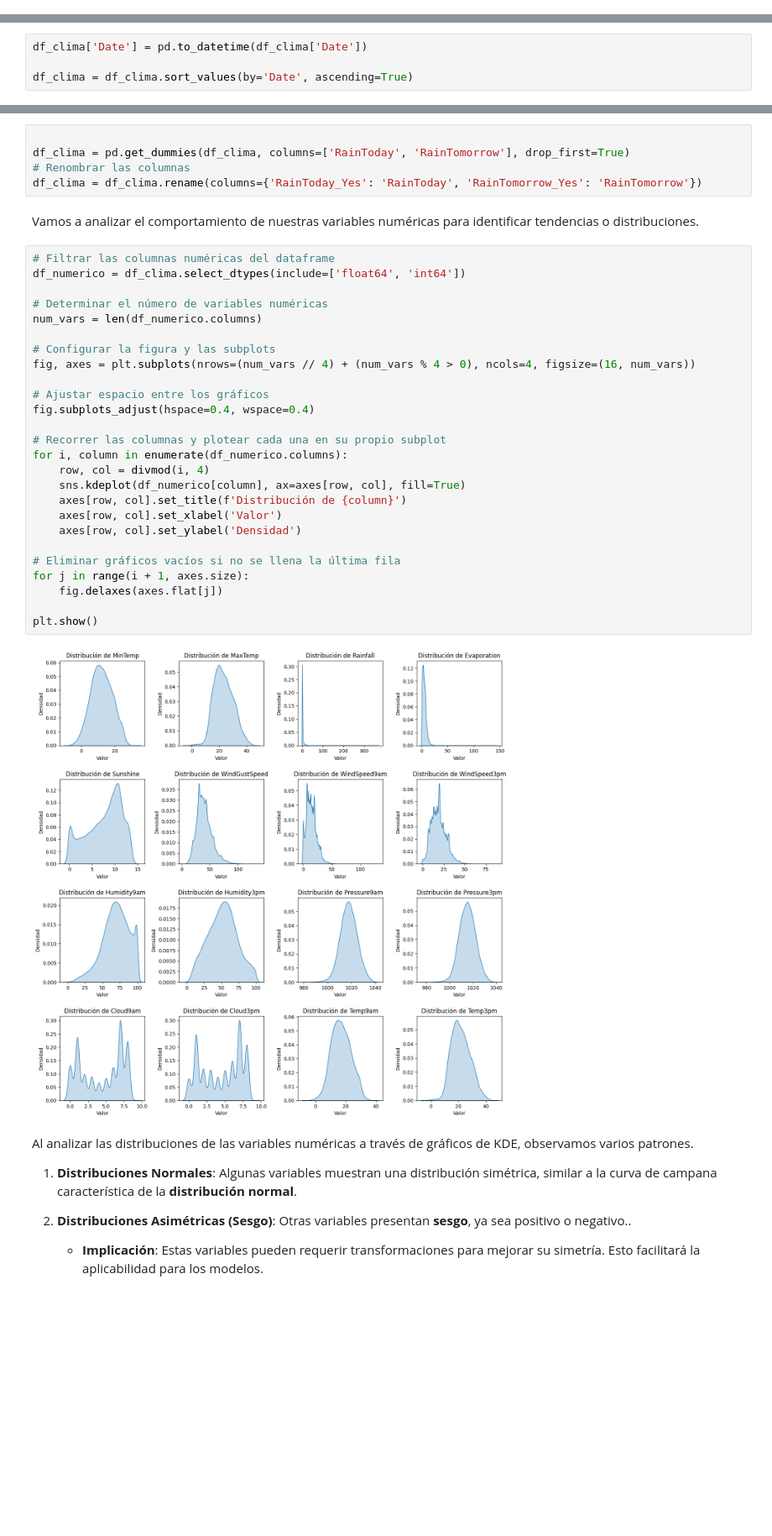
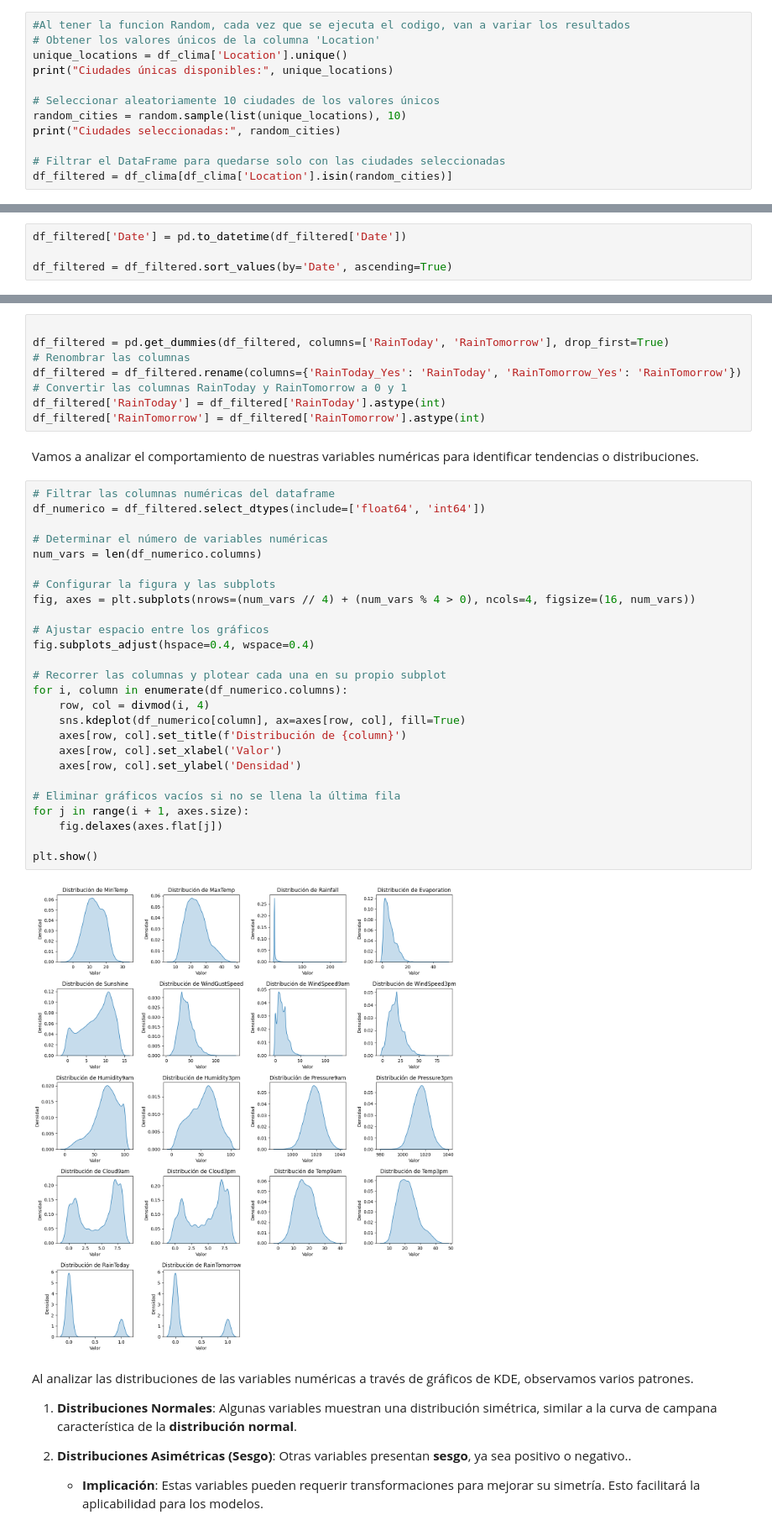
Before and after one commit to FrancoCalcia/AA1-TUIA-Calcia-Avecilla-TP2, a Jupyter notebook: TP-clasificacion-AA1.ipynb, the cells around one changed output, grey strips where cells are left out. Shown at 84% size. Cells and saved outputs as stored; diff of their text form; blank space fills up the shorter version.

```diff
--- a/TP-clasificacion-AA1.ipynb
+++ b/TP-clasificacion-AA1.ipynb
@@ -61,3 +62,15 @@ from sklearn.preprocessing import MinMaxScaler
 from sklearn.dummy import DummyClassifier
 # %%
 df_clima = pd.read_csv("weatherAUS.csv")
+# %%
+#Al tener la funcion Random, cada vez que se ejecuta el codigo, van a variar los resultados
+# Obtener los valores únicos de la columna 'Location'
+unique_locations = df_clima['Location'].unique()
+print("Ciudades únicas disponibles:", unique_locations)
+
+# Seleccionar aleatoriamente 10 ciudades de los valores únicos
+random_cities = random.sample(list(unique_locations), 10)
+print("Ciudades seleccionadas:", random_cities)
+
+# Filtrar el DataFrame para quedarse solo con las ciudades seleccionadas
+df_filtered = df_clima[df_clima['Location'].isin(random_cities)]
@@ -125,4 +149,4 @@ El DataFrame contiene 145,460 registros y 23 columnas, de las cuales 16 son de t
 # %%
-df_clima['Date'] = pd.to_datetime(df_clima['Date'])
+df_filtered['Date'] = pd.to_datetime(df_filtered['Date'])
 
-df_clima = df_clima.sort_values(by='Date', ascending=True)
+df_filtered = df_filtered.sort_values(by='Date', ascending=True)
@@ -129,38 +159,41 @@ df_clima = df_clima.sort_values(by='Date', ascending=True)
 # %%
 
-df_clima = pd.get_dummies(df_clima, columns=['RainToday', 'RainTomorrow'], drop_first=True)
+df_filtered = pd.get_dummies(df_filtered, columns=['RainToday', 'RainTomorrow'], drop_first=True)
 # Renombrar las columnas
-df_clima = df_clima.rename(columns={'RainToday_Yes': 'RainToday', 'RainTomorrow_Yes': 'RainTomorrow'})
+df_filtered = df_filtered.rename(columns={'RainToday_Yes': 'RainToday', 'RainTomorrow_Yes': 'RainTomorrow'})
+# Convertir las columnas RainToday y RainTomorrow a 0 y 1
+df_filtered['RainToday'] = df_filtered['RainToday'].astype(int)
+df_filtered['RainTomorrow'] = df_filtered['RainTomorrow'].astype(int)
 # %% [markdown]
 Vamos a analizar el comportamiento de nuestras variables numéricas para identificar tendencias o distribuciones.
 # %%
 # Filtrar las columnas numéricas del dataframe
-df_numerico = df_clima.select_dtypes(include=['float64', 'int64'])
+df_numerico = df_filtered.select_dtypes(include=['float64', 'int64'])
 
 # Determinar el número de variables numéricas
 num_vars = len(df_numerico.columns)
 
 # Configurar la figura y las subplots
 fig, axes = plt.subplots(nrows=(num_vars // 4) + (num_vars % 4 > 0), ncols=4, figsize=(16, num_vars))
 
 # Ajustar espacio entre los gráficos
 fig.subplots_adjust(hspace=0.4, wspace=0.4)
 
 # Recorrer las columnas y plotear cada una en su propio subplot
 for i, column in enumerate(df_numerico.columns):
     row, col = divmod(i, 4)
     sns.kdeplot(df_numerico[column], ax=axes[row, col], fill=True)
     axes[row, col].set_title(f'Distribución de {column}')
     axes[row, col].set_xlabel('Valor')
     axes[row, col].set_ylabel('Densidad')
 
 # Eliminar gráficos vacíos si no se llena la última fila
 for j in range(i + 1, axes.size):
     fig.delaxes(axes.flat[j])
 
 plt.show()
 # %% [output]
-[figure, old version]
+[figure, new version]
 # %% [markdown]
 
 Al analizar las distribuciones de las variables numéricas a través de gráficos de KDE, observamos varios patrones.
```
Also changed, not shown: parts of 44 cells of this notebook.
